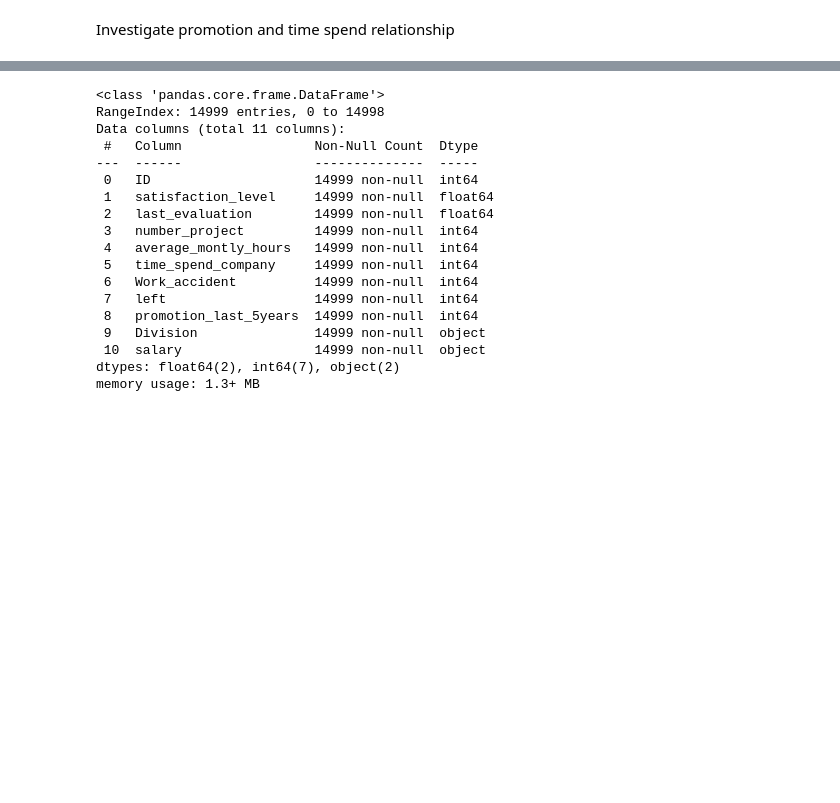
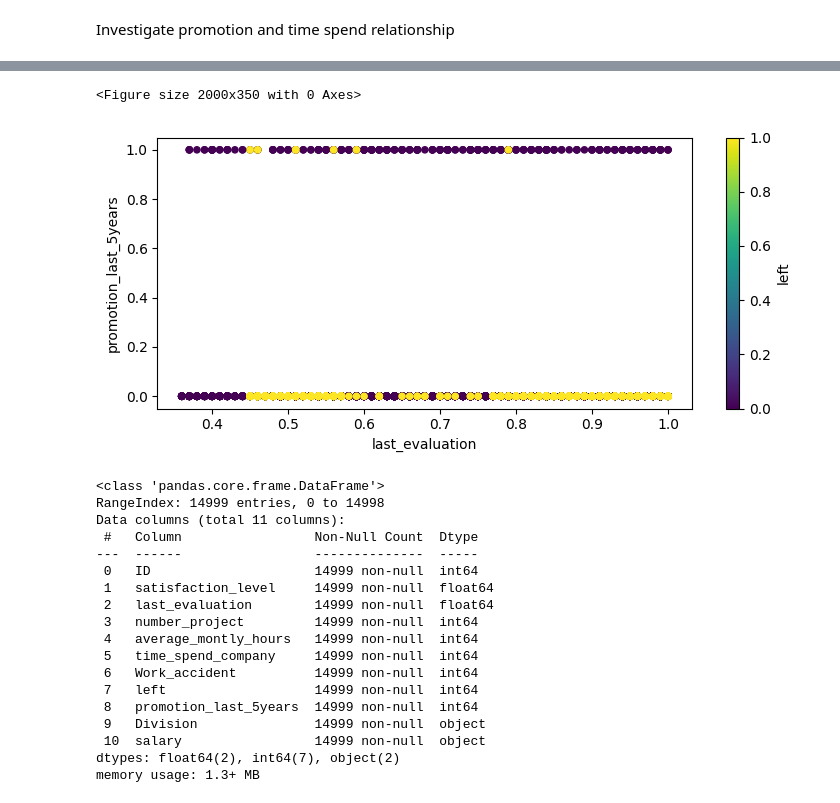
Before and after one commit to pikaru81/pandas_exercises, a Jupyter notebook: Why are employees leaving.ipynb, the cells around one changed output, grey strips where cells are left out. Cells and saved outputs as stored; diff of their text form; code cells hidden in the pictures; blank space fills up the shorter version.

```diff
--- a/Why are employees leaving.ipynb
+++ b/Why are employees leaving.ipynb
@@ -404,3 +419,12 @@ Index(['ID ', 'satisfaction_level', 'last_evaluation', 'number_project',
+# %%
+       from matplotlib import pyplot as plt
+       plt.figure().set_figwidth(20)
+       df.plot(kind='scatter', x='last_evaluation', y='promotion_last_5years', c='left' , colormap='viridis')
+       #plt.gca().spines[['top', 'right',]].set_visible(False)
+       plt.show()
+# %% [output]
+<Figure size 2000x350 with 0 Axes>
+[figure, added]
 # %%
 df.info()
 # %% [output]
```
Also changed, not shown: parts of 8 cells of this notebook.
